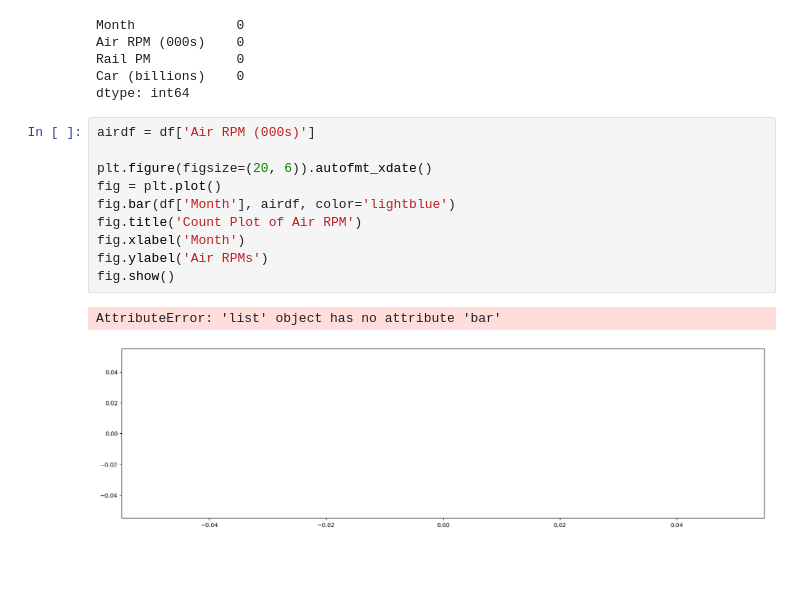
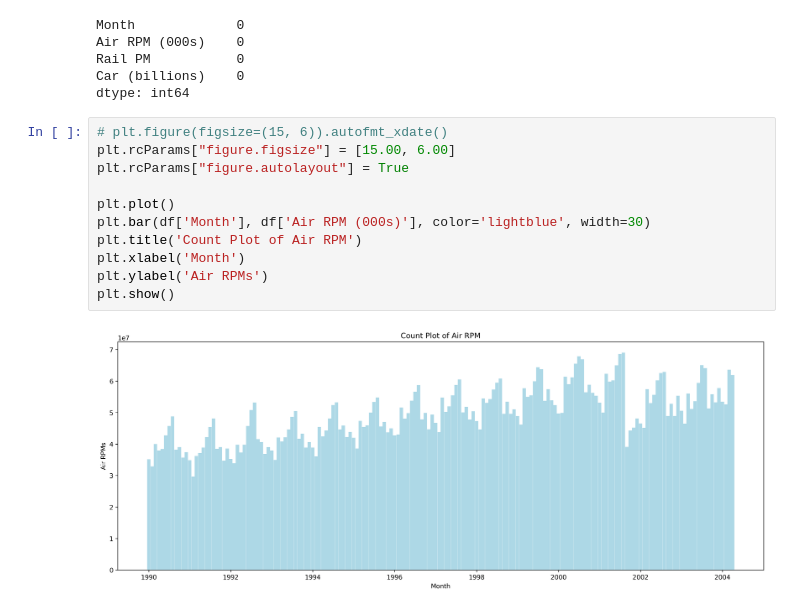
Before and after one commit to TaylorTurnerIT/AdvDataProj, a Jupyter notebook: Sept11Analysis.ipynb, the cells around one changed output. Drawn from its saved outputs; the diff is of its cells as text; blank space fills up the shorter version.

Commit message:
Add plots

```diff
--- a/Sept11Analysis.ipynb
+++ b/Sept11Analysis.ipynb
@@ -54,15 +57,15 @@ Rail PM           0
 Car (billions)    0
 dtype: int64
 # %%
-airdf = df['Air RPM (000s)']
+# plt.figure(figsize=(15, 6)).autofmt_xdate()
+plt.rcParams["figure.figsize"] = [15.00, 6.00]
+plt.rcParams["figure.autolayout"] = True
 
-plt.figure(figsize=(20, 6)).autofmt_xdate()
-fig = plt.plot()
-fig.bar(df['Month'], airdf, color='lightblue')
-fig.title('Count Plot of Air RPM')
-fig.xlabel('Month')
-fig.ylabel('Air RPMs')
-fig.show()
+plt.plot()
+plt.bar(df['Month'], df['Air RPM (000s)'], color='lightblue', width=30)
+plt.title('Count Plot of Air RPM')
+plt.xlabel('Month')
+plt.ylabel('Air RPMs')
+plt.show()
 # %% [output]
-AttributeError: 'list' object has no attribute 'bar'
-[figure, old version]
+[figure, new version]
```
Also changed, not shown: parts of 3 cells of this notebook, 3 other files.
